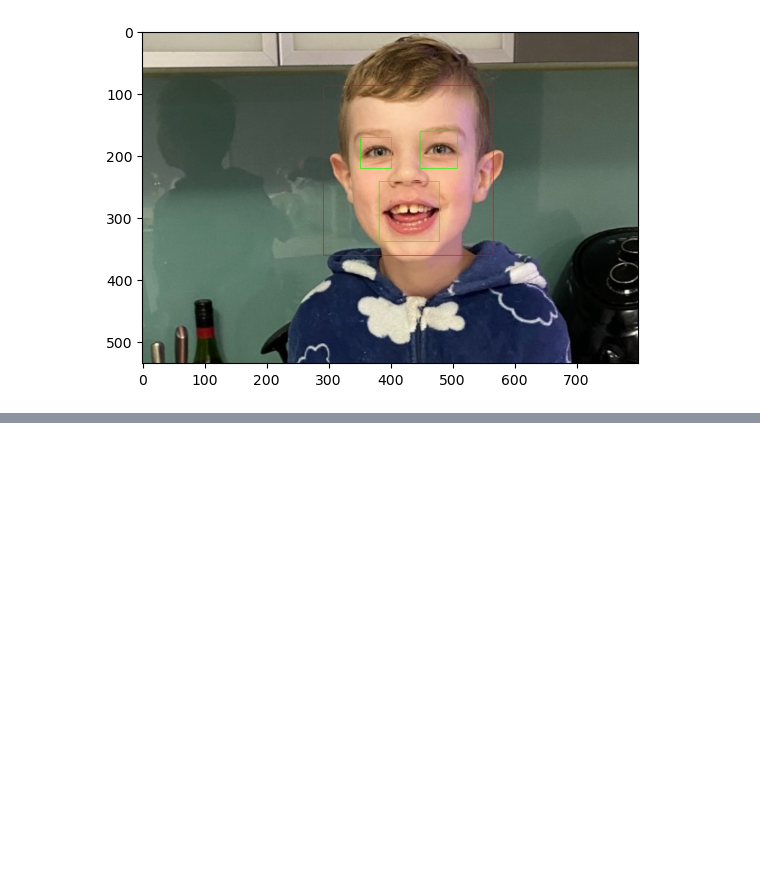
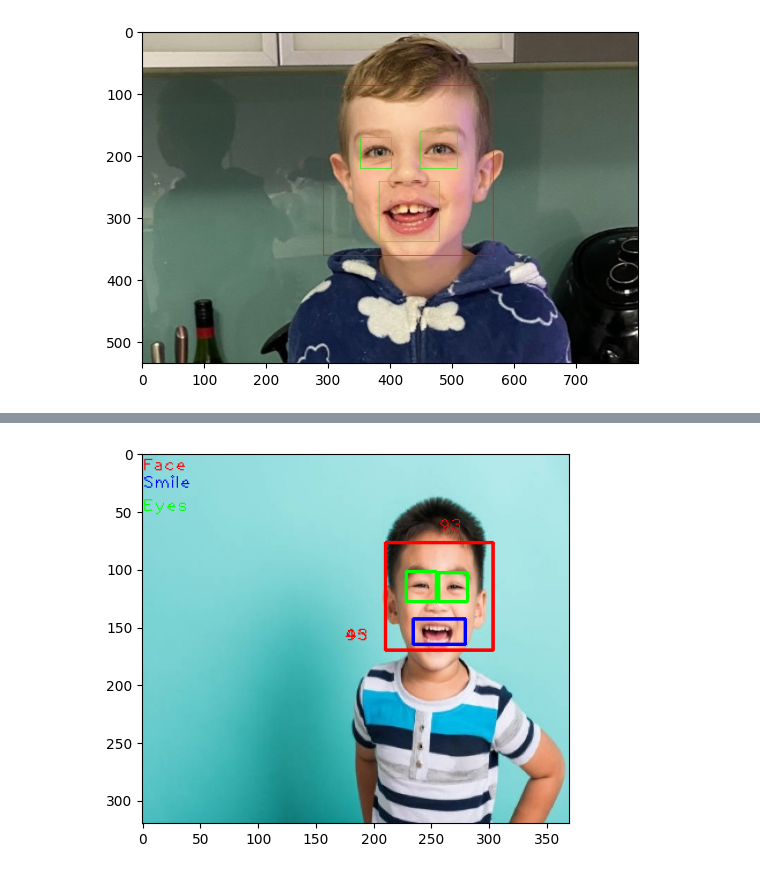
Before and after one commit to hbarnes163/bootcamp_y2_sum2, a Jupyter notebook: Summative2/facedetection.ipynb, the cells around one changed output, grey strips where cells are left out. Cells and saved outputs as stored; diff of their text form; code cells hidden in the pictures; blank space fills up the shorter version.

```diff
--- a/Summative2/facedetection.ipynb
+++ b/Summative2/facedetection.ipynb
@@ -148,21 +141,6 @@ def proportions(photo, scaleFactor=1.1, minNeighbors=5):
                 elif pd.isna(data.loc[n, 'Eye2_x']):
                     data.loc[n, ['Eye2_x', 'Eye2_y', 'Eye2_w', 'Eye2_h']] = [x+xe, y+ye, we, he]
     return(data)
-# %%
-def proportions_overlay(photo, data, facecolor =(255,0,0), eyecolor =(0,255,0), smilecolor =(0,0,255), thickness=2):
-    photo = cv2.cvtColor(photo, cv2.COLOR_BGR2RGB)
-
-    for row in data:
-        cv2.rectangle(photo, (data['Face_x'], data['Face_y']), (data['Face_x']+data['Face_w'], data['Face_y']+data['Face_h']), facecolor, thickness)
-        cv2.rectangle(photo, (data['Face_x'], data['Face_y']), (data['Face_x']+data['Face_w'], data['Face_y']+data['Face_h']), facecolor, thickness)
-        cv2.rectangle(photo, (data['Face_x'], data['Face_y']), (data['Face_x']+data['Face_w'], data['Face_y']+data['Face_h']), facecolor, thickness)
-        cv2.rectangle(photo, (data['Face_x'], data['Face_y']), (data['Face_x']+data['Face_w'], data['Face_y']+data['Face_h']), facecolor, thickness)
-
-    cv2.putText(photo,'Face', (0,15), cv2.FONT_HERSHEY_PLAIN, 1, facecolor, 1)
-    cv2.putText(photo,'Smile', (0,30), cv2.FONT_HERSHEY_PLAIN, 1, smilecolor, 1)
-    cv2.putText(photo,'Eyes', (0,50), cv2.FONT_HERSHEY_PLAIN, 1, eyecolor, 1)
-
-    plt.imshow(photo)
 # %%
 facial_data = proportions(cv2.imread('Images/Day 2_Programming Lab_Person.jpg'), 1.1, 5)
 
@@ -173,3 +193,9 @@ Name: Face_x, dtype: object
+# %%
+data = control_data[control_data['Image'] == '99.jpg']
+
+proportions_overlay(cv2.imread('data/control/99.jpg'), data)
+# %% [output]
+[figure, added]
 # %%
 def proportions_processing(data):
     data[['Smile_w_prop', 'Eye1_w_prop', 'Eye2_w_prop']] = data[['Smile_w', 'Eye1_w', 'Eye2_w']].div(data['Face_w'], axis=0)
```
Also changed, not shown: parts of 12 cells of this notebook, 1 other file.
